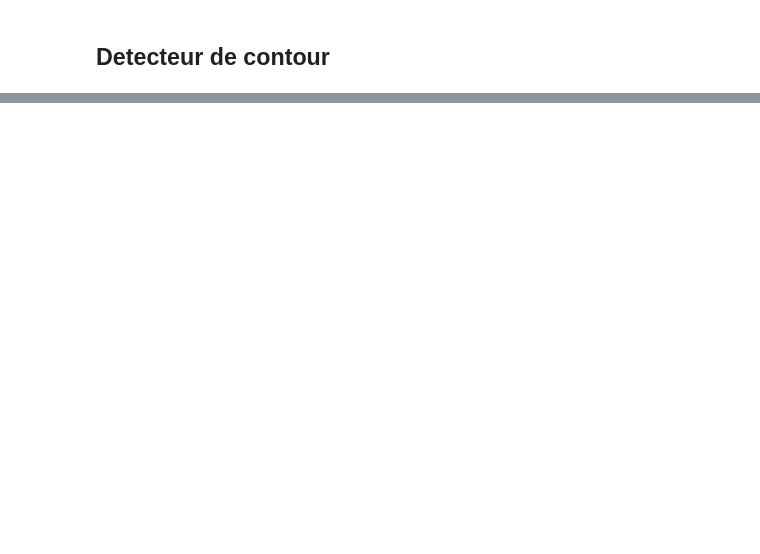
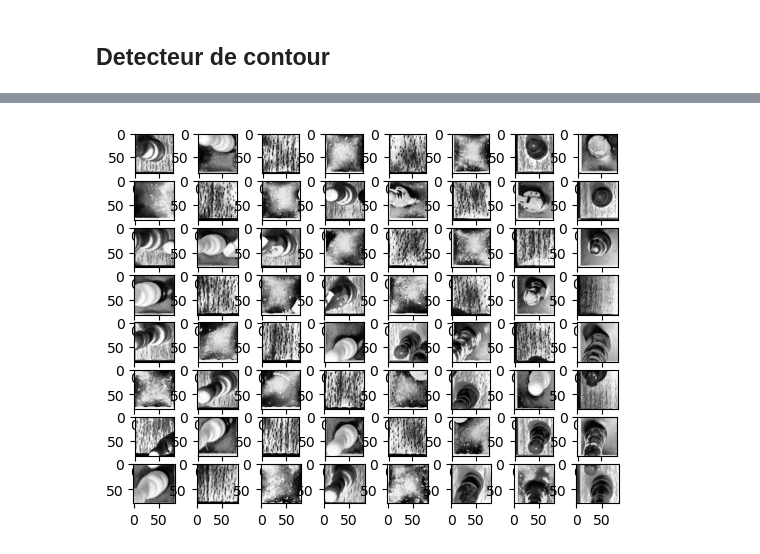
Before and after one commit to romaric-g/EchecVision, a Jupyter notebook: Lab - Detection plateau 2.ipynb, the cells around one changed output, grey strips where cells are left out. Drawn from its saved outputs; the diff is of its cells as text; code cells hidden in the pictures; blank space fills up the shorter version.

```diff
--- a/Lab - Detection plateau 2.ipynb
+++ b/Lab - Detection plateau 2.ipynb
@@ -608,0 +706,6 @@ if cv2.waitKey(0) & 0xff == 27:
+# %%
+for i in v_lines:
+    show_line(im_dst_copy, i, (0, 255, 0))
+
+for i in h_lines:
+    show_line(im_dst_copy, i, (0, 0, 255))
@@ -608,0 +927,18 @@ if cv2.waitKey(0) & 0xff == 27:
+# %%
+im_dst_copy = im_dst.copy()
+
+min_x = np.min(v_coord)
+min_y = np.min(h_coord)
+max_x = np.max(v_coord)
+max_y = np.max(h_coord)
+
+print(min_x, min_y)
+print(max_x, max_y)
+
+final_x_coords = v_coord - min_x
+final_y_coords = h_coord - min_y
+
+final_chess_plate_ref = im_dst_copy[min_y:max_y, min_x:max_x]
+
+print(final_chess_plate_ref.shape)
+print(final_x_coords, final_y_coords)
@@ -608,0 +1016,11 @@ if cv2.waitKey(0) & 0xff == 27:
+# %%
+fig, ax = plt.subplots(8, 8)
+
+for i in range(0,8):
+    for j in range(0,8):
+        case = chess_plate.get_case(i,j)
+        gray_case = cv2.cvtColor(case, cv2.COLOR_BGR2GRAY)
+        equ_case = cv2.equalizeHist(gray_case)
+        ax[i,j].imshow(equ_case,cmap = 'gray')
+# %% [output]
+[figure, added]
```
Also changed, not shown: parts of 51 cells of this notebook, 35 other files.
